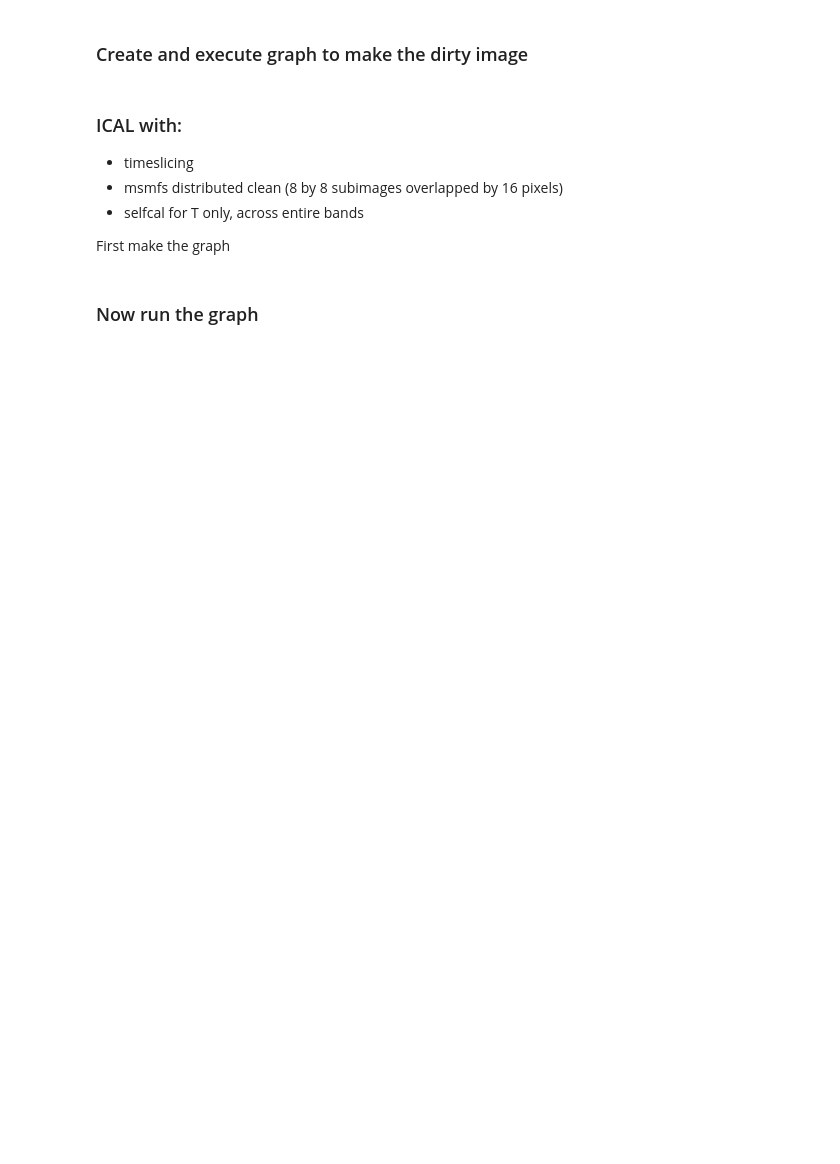
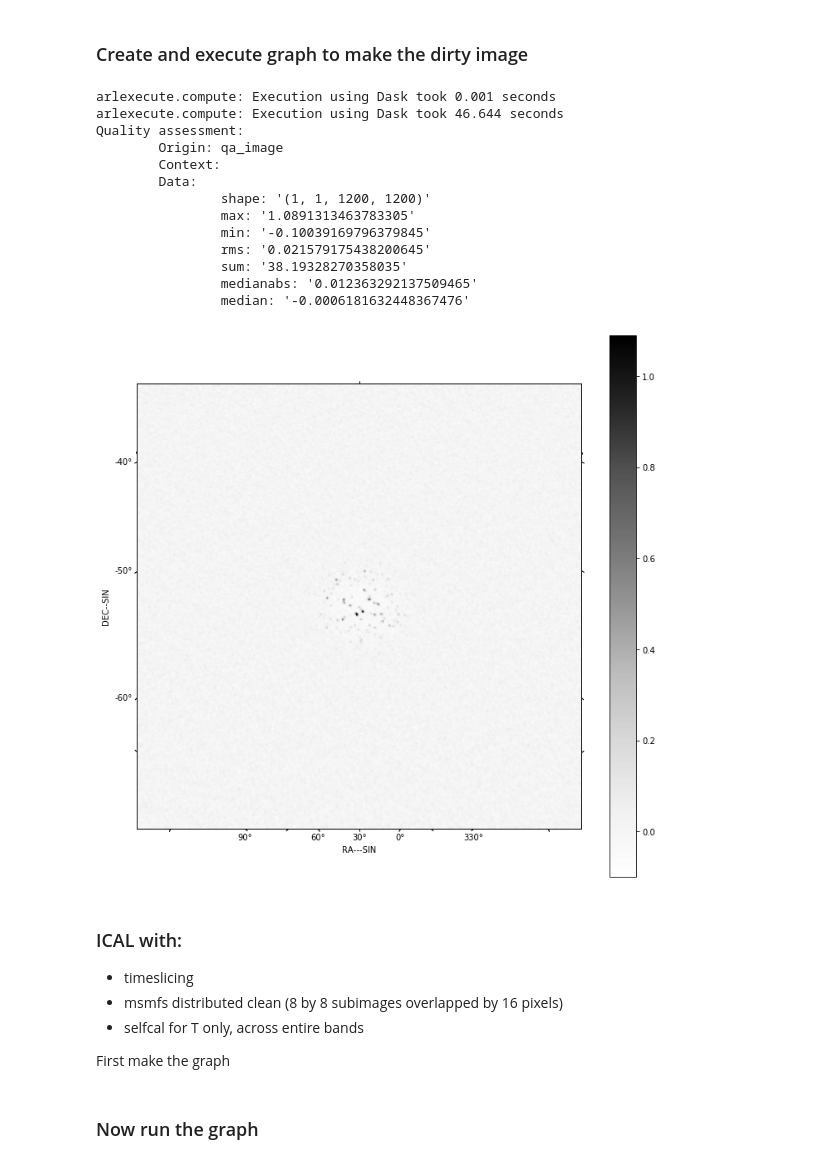
Before and after one commit to SKA-ScienceDataProcessor/algorithm-reference-library, a Jupyter notebook: workflows/notebooks/arl_demo.ipynb, the cells around one changed output. Drawn from its saved outputs; the diff is of its cells as text; code cells hidden in the pictures; blank space fills up the shorter version.

```diff
--- a/workflows/notebooks/arl_demo.ipynb
+++ b/workflows/notebooks/arl_demo.ipynb
@@ -72,8 +83,8 @@ arlexecute.run(init_logging)
 # %% [markdown]
 ### We create a graph to make the visibility. The parameter rmax determines the distance of the furthest antenna/stations used. All other parameters are determined from this number.
 # %%
-nfreqwin=3
-ntimes=3
+nfreqwin=7
+ntimes=5
 rmax=600.0
 frequency=numpy.linspace(0.9e8,1.1e8,nfreqwin)
 channel_bandwidth=numpy.array(nfreqwin*[frequency[1]-frequency[0]])
@@ -81,12 +92,11 @@ times = numpy.linspace(-numpy.pi/4.0, numpy.pi/4.0, ntimes)
 phasecentre=SkyCoord(ra=+30.0 * u.deg, dec=-60.0 * u.deg, frame='icrs', equinox='J2000')
 
 blockvis_list=simulate_list_arlexecute_workflow('LOWBD2',
-                                         frequency=frequency,
-                                         channel_bandwidth=channel_bandwidth,
-                                         times=times,
-                                         phasecentre=phasecentre,
-                                         order='frequency',
-                                                format='blockvis',
-                                        rmax=rmax)
+                                                frequency=frequency,
+                                                channel_bandwidth=channel_bandwidth,
+                                                times=times,
+                                                phasecentre=phasecentre,
+                                                order='frequency', format='blockvis',
+                                                rmax=rmax)
 blockvis_list = arlexecute.compute(blockvis_list, sync=True)
 print('%d rows in block vis_list' % len(blockvis_list))
@@ -109,3 +125,4 @@ context='wstack'
 vis_slices = advice['vis_slices']
 npixel=advice['npixels2']
 cellsize=advice['cellsize']
+use_serial_imaging=False
@@ -118,5 +153,6 @@ gleam_skymodel = [arlexecute.execute(create_low_test_skymodel_from_gleam)
                       polarisation_frame=PolarisationFrame("stokesI"),
                       flux_limit=0.3,
                       flux_threshold=1.0,
-                      flux_max=5.0) for f, freq in enumerate(frequency)]
+                      flux_max=5.0,
+                      kind='quadratic') for f, freq in enumerate(frequency)]
 gleam_skymodel = arlexecute.compute(gleam_skymodel, sync=True)
@@ -130,5 +168,6 @@ predicted_vislist = predict_skymodel_list_arlexecute_workflow(future_vis_list,
                                                               future_gleam_skymodel,
                                                               context=context,
                                                               vis_slices=vis_slices,
-                                                              facets=1)
+                                                              facets=1,
+                                                              use_serial_predict=use_serial_imaging)
 predicted_vislist = arlexecute.compute(predicted_vislist, sync=True)
@@ -175,17 +222,33 @@ corrupted_vislist = arlexecute.compute(corrupted_vislist, sync=True)
 # %%
 future_corrupted_vislist = arlexecute.compute(corrupted_vislist)
 dirty_list = invert_list_arlexecute_workflow(future_corrupted_vislist,
                                              future_model_list,
-                                                 context=context,
-                                                 vis_slices=vis_slices, dopsf=False)
+                                             context=context,
+                                             vis_slices=vis_slices, dopsf=False,
+                                             use_serial_invert=use_serial_imaging)
 
 dirty_list = arlexecute.compute(dirty_list, sync=True)
 dirty = dirty_list[0][0]
 show_image(dirty, cm='Greys')
 print(qa_image(dirty))
 plt.show()
 export_image_to_fits(dirty, '%s/arl_demo_ical_%s_dirty.fits'
                      %(results_dir, context))
+# %% [output]
+arlexecute.compute: Execution using Dask took 0.001 seconds
+arlexecute.compute: Execution using Dask took 46.644 seconds
+Quality assessment:
+        Origin: qa_image
+        Context:
+        Data:
+                shape: '(1, 1, 1200, 1200)'
+                max: '1.0891313463783305'
+                min: '-0.10039169796379845'
+                rms: '0.021579175438200645'
+                sum: '38.19328270358035'
+                medianabs: '0.012363292137509465'
+                median: '-0.0006181632448367476'
+[figure, added]
 # %% [markdown]
 ### ICAL with:
 - timeslicing
```
Also changed, not shown: parts of 15 cells of this notebook, 2 other files.
